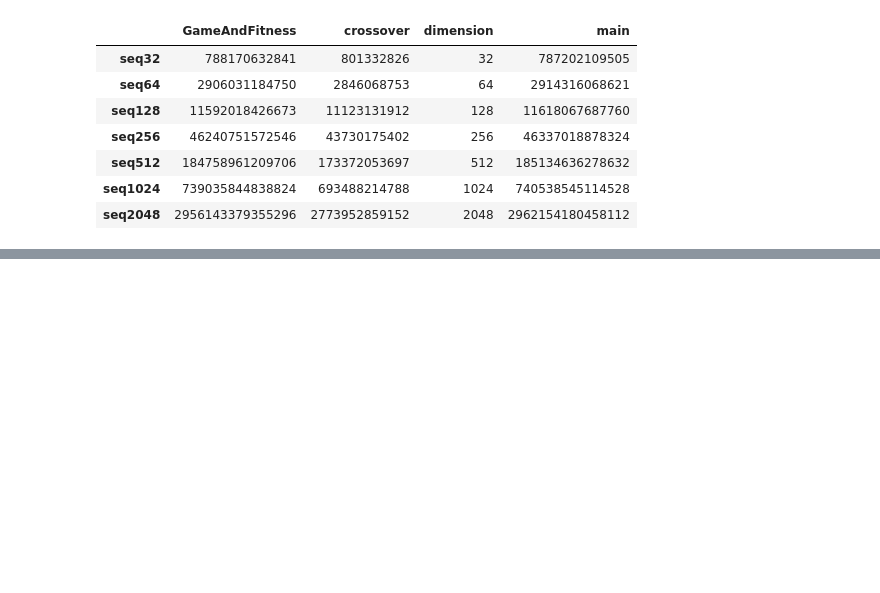
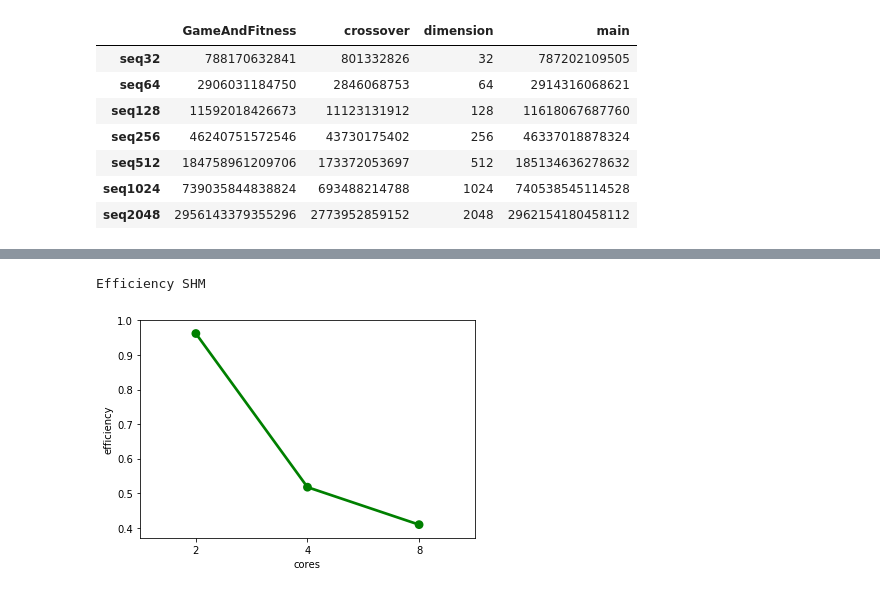
Before and after one commit to FraMecca/SCPD_FFF, a Jupyter notebook: graphs.ipynb, the cells around one changed output, grey strips where cells are left out. Drawn from its saved outputs; the diff is of its cells as text; code cells hidden in the pictures; blank space fills up the shorter version.

```diff
--- a/graphs.ipynb
+++ b/graphs.ipynb
@@ -166,0 +204,9 @@ Efficency MPI seq
+# %%
+fig, ax = plt.subplots()
+#sn.pointplot('cores', 'ideal', data=df, ax=ax )
+pl = sn.pointplot('cores', 'efficiency', data=df, ax=ax, color='green')
+pl.get_figure().savefig('efficency_shm.svg')
+print('Efficiency SHM')
+# %% [output]
+Efficiency SHM
+[figure, added]
```
Also changed, not shown: parts of 9 cells of this notebook, 5 other files.
